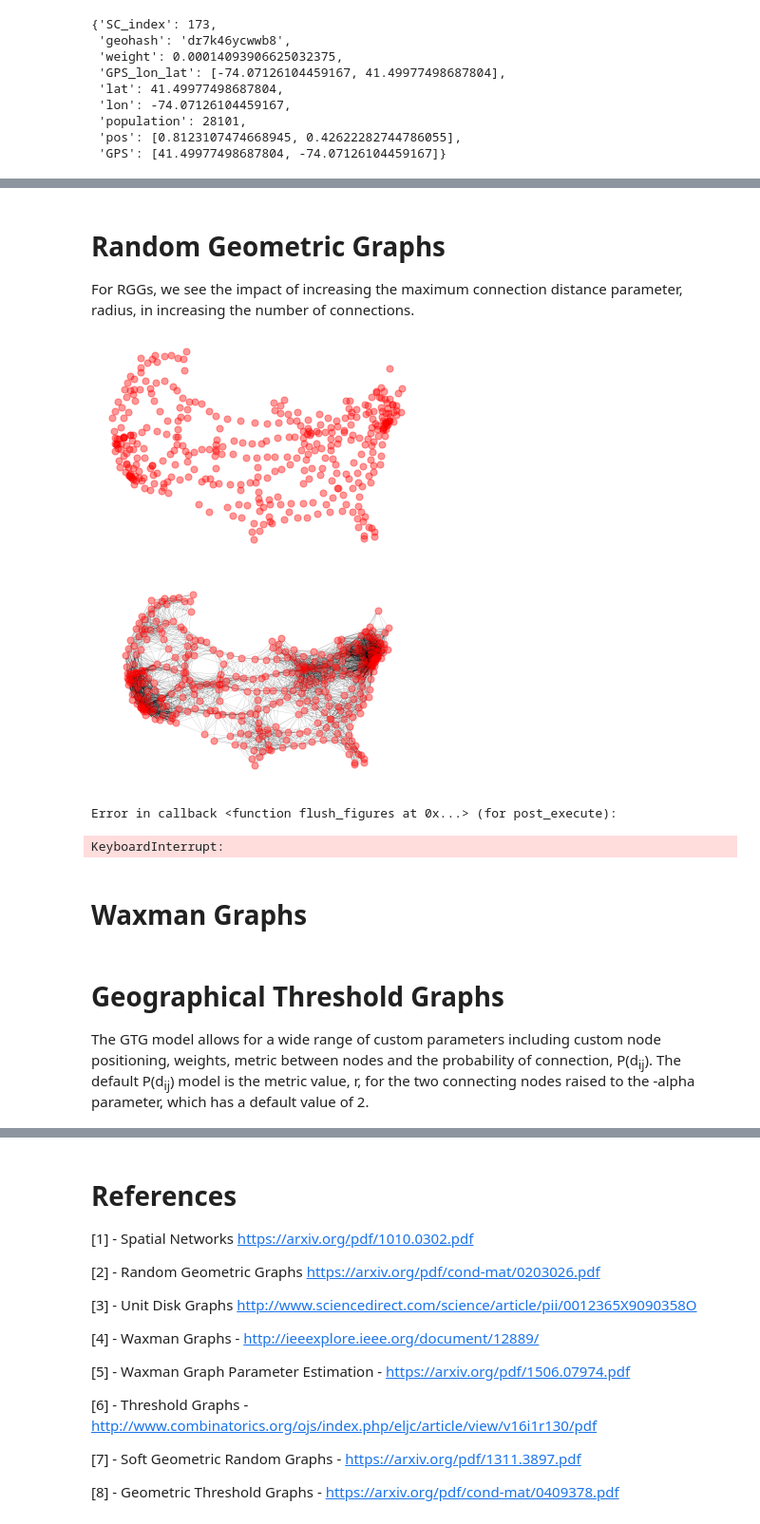
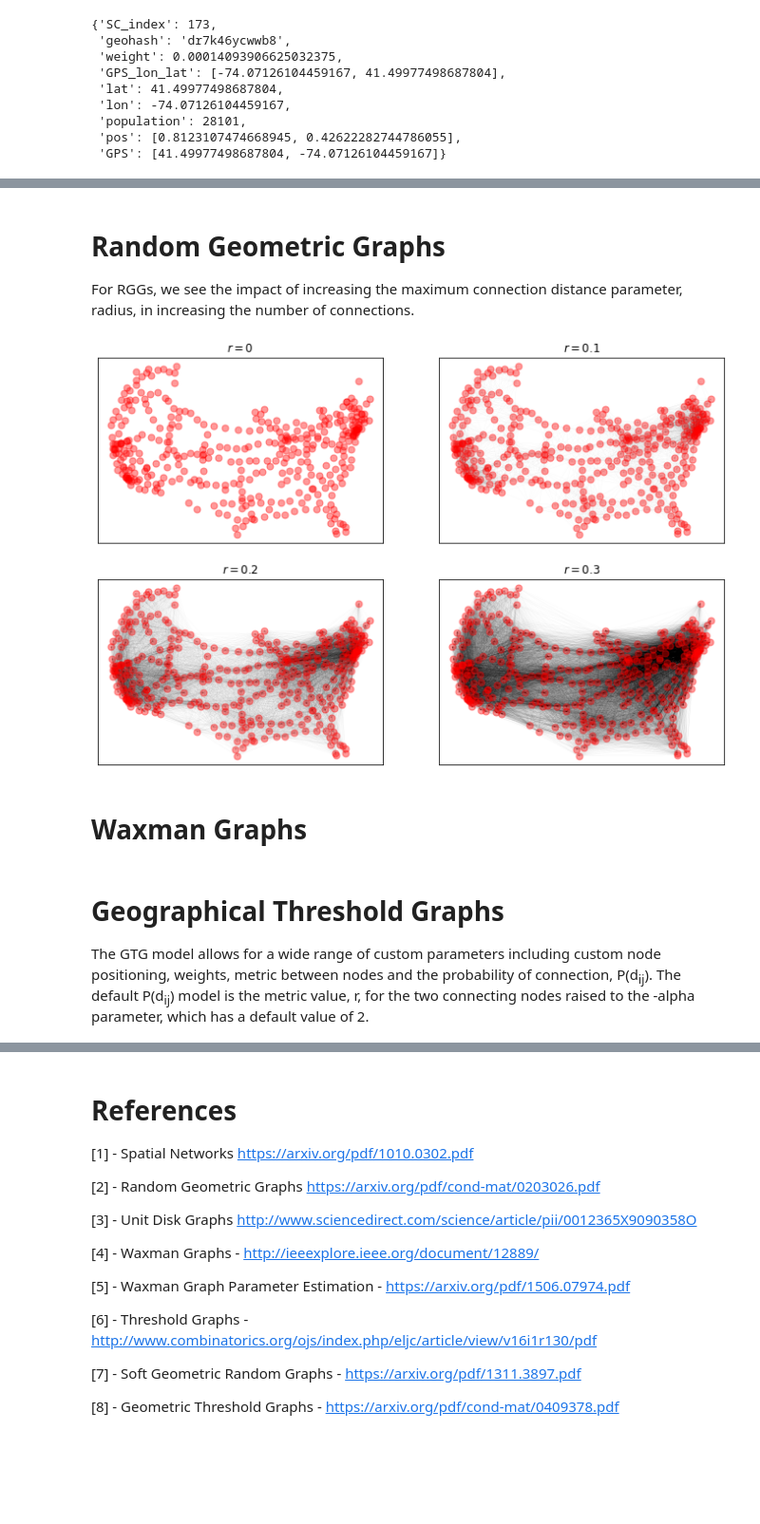
Before and after one commit to networkx/nx-guides, a Jupyter notebook: _sources/content/generators/geometric.ipynb, the cells around one changed output, grey strips where cells are left out. Shown at 95% size. Drawn from its saved outputs; the diff is of its cells as text; code cells hidden in the pictures; blank space fills up the shorter version.

```diff
--- a/_sources/content/generators/geometric.ipynb
+++ b/_sources/content/generators/geometric.ipynb
@@ -100,34 +218,26 @@ weight = nx.get_node_attributes(G, 'weight')
 # %% [markdown]
 <h1>Random Geometric Graphs</h1>
-For RGGs, we see the impact of increasing the maximum connection distance parameter, radius, in increasing the number of connections.
+For RGGs, we see the impact of increasing the maximum connection distance
+parameter, radius, in increasing the number of connections.
-# %%
-fig, ax = plt.subplots()
-RGG = nx.random_geometric_graph(nodes, 0, pos=pos)
-nx.draw(RGG, pos=pos, ax=ax, alpha=0.4, node_size=50, node_color='r')
-# %% [output]
-[figure, removed]
-# %%
-fig, ax = plt.subplots()
-RGG = nx.random_geometric_graph(nodes, 0.1, pos=pos)
-nx.draw(RGG, pos=pos, ax=ax, alpha=0.4, node_size=50, node_color='r', width=0.2)
-# %% [output]
-[figure, removed]
-# %%
-fig, ax = plt.subplots()
-RGG = nx.random_geometric_graph(nodes, 0.2, pos=pos)
-nx.draw(RGG, pos=pos, ax=ax, alpha=0.4, node_size=50, node_color='r', width=0.2)
-# %% [output]
-Error in callback <function flush_figures at 0x...> (for post_execute):
-KeyboardInterrupt:
-# %%
-fig, ax = plt.subplots()
-RGG = nx.random_geometric_graph(nodes, 0.3, pos=pos)
-nx.draw(RGG, pos=pos, ax=ax, alpha=0.4, node_size=50, node_color='r', width=0.1)
+# %%
+fig, axes = plt.subplots(2, 2, figsize=(12, 8))
+
+for r, ax in zip((0, 0.1, 0.2, 0.3), axes.ravel()):
+    RGG = nx.random_geometric_graph(nodes, r, pos=pos)
+    nx.draw_networkx_nodes(G, pos=pos, ax=ax, **node_opts)
+    draw_edges_fast(G, pos=pos, ax=ax, **edge_opts)
+    ax.set_title(f"$r = {r}$")
+# %% [output]
+[figure, added]
 # %% [markdown]
 <h1>Waxman Graphs</h1>
 # %% [markdown]
 <h1>Geographical Threshold Graphs</h1>
-The GTG model allows for a wide range of custom parameters including custom node positioning, weights, metric between nodes and the probability of connection, P(d<sub>ij</sub>). The default P(d<sub>ij</sub>) model is the metric value, r, for the two connecting nodes raised to the -alpha parameter, which has a default value of 2.
+The GTG model allows for a wide range of custom parameters including custom node
+positioning, weights, metric between nodes and the probability of connection,
+P(d<sub>ij</sub>).
+The default P(d<sub>ij</sub>) model is the metric value, r, for the two connecting
+nodes raised to the -alpha parameter, which has a default value of 2.
 # %%
 fig, ax = plt.subplots()
 GTG = nx.geographical_threshold_graph(nodes,0.1,pos=pos,weight=weight)
```
Also changed, not shown: parts of 20 cells of this notebook, 37 other files.
